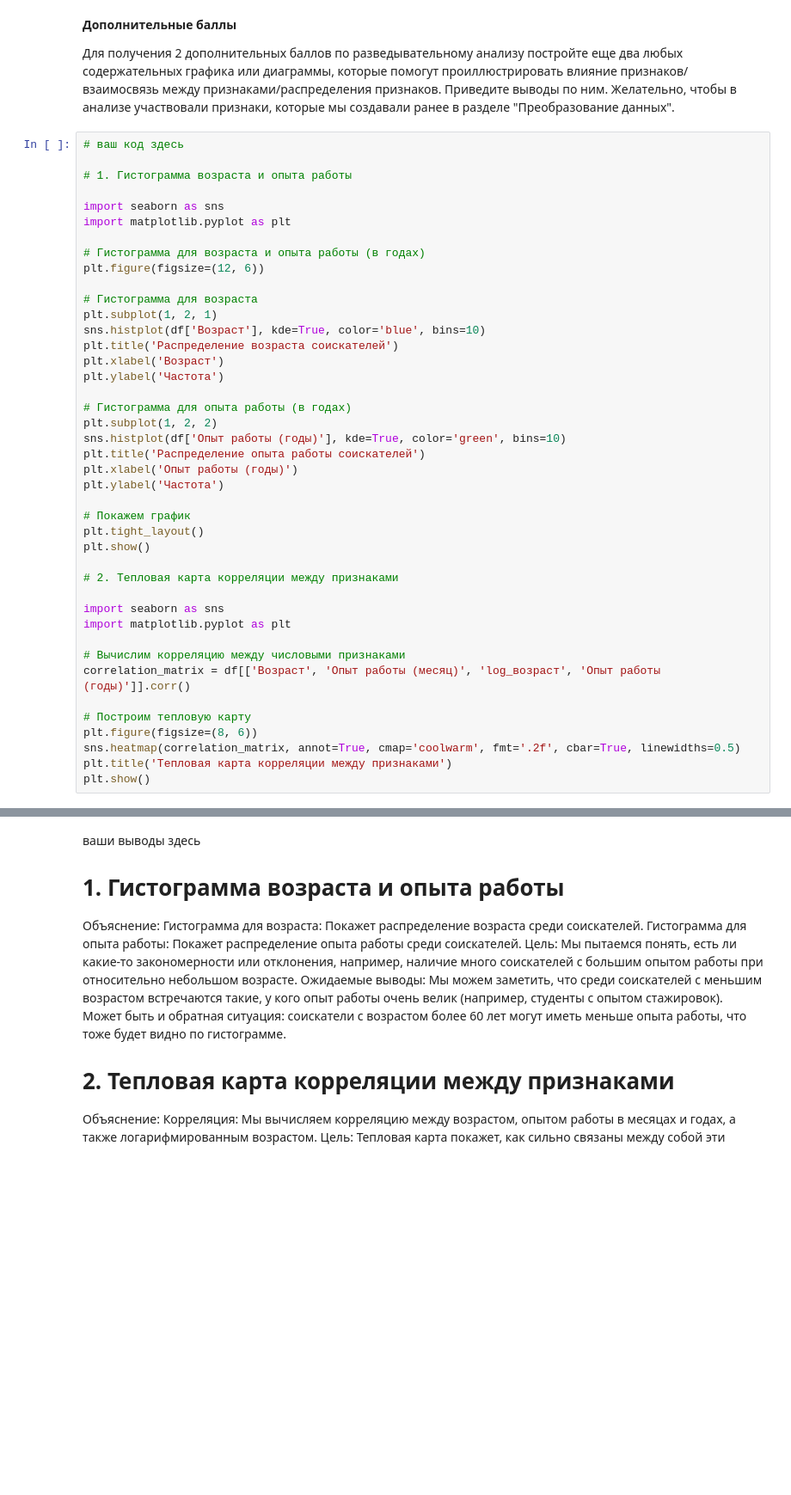
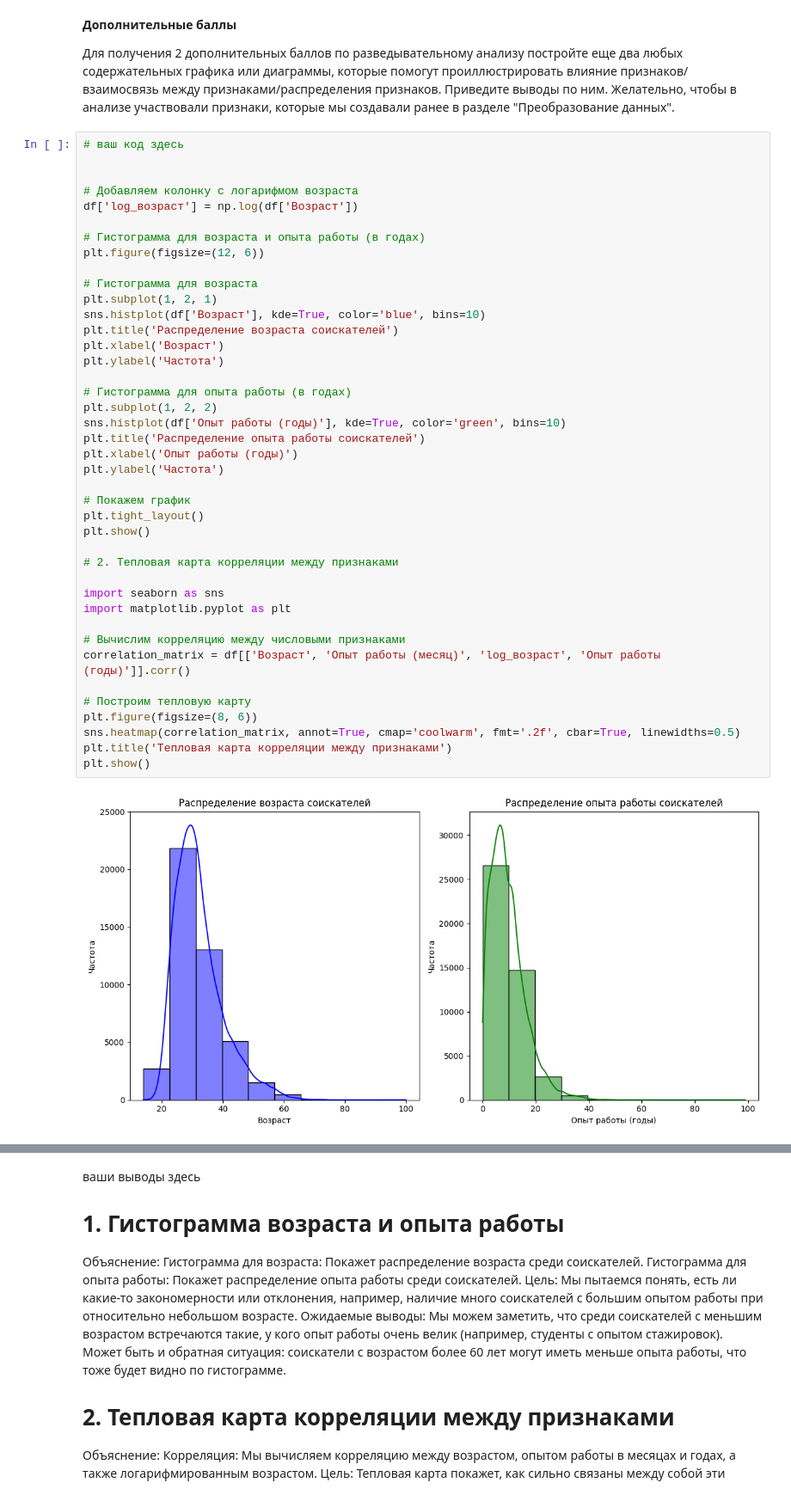
Before and after one commit to KirillVladimirov/project_HW, a Jupyter notebook: Project-1. Решение.ipynb, the cells around one changed output, grey strips where cells are left out. Shown at 86% size. Saved outputs shown, nothing was run; the diff lists cells and outputs as text; blank space fills up the shorter version.

```diff
--- a/Project-1. Решение.ipynb
+++ b/Project-1. Решение.ipynb
@@ -1030,10 +1035,9 @@ print(anomalies[['Возраст', 'Опыт работы (годы)']])
 # %%
 # ваш код здесь
 
-# 1. Гистограмма возраста и опыта работы
 
-import seaborn as sns
-import matplotlib.pyplot as plt
+# Добавляем колонку с логарифмом возраста
+df['log_возраст'] = np.log(df['Возраст'])
 
 # Гистограмма для возраста и опыта работы (в годах)
 plt.figure(figsize=(12, 6))
@@ -1042,30 +1046,32 @@ plt.figure(figsize=(12, 6))
 plt.subplot(1, 2, 1)
 sns.histplot(df['Возраст'], kde=True, color='blue', bins=10)
 plt.title('Распределение возраста соискателей')
 plt.xlabel('Возраст')
 plt.ylabel('Частота')
 
 # Гистограмма для опыта работы (в годах)
 plt.subplot(1, 2, 2)
 sns.histplot(df['Опыт работы (годы)'], kde=True, color='green', bins=10)
 plt.title('Распределение опыта работы соискателей')
 plt.xlabel('Опыт работы (годы)')
 plt.ylabel('Частота')
 
 # Покажем график
 plt.tight_layout()
 plt.show()
 
 # 2. Тепловая карта корреляции между признаками
 
 import seaborn as sns
 import matplotlib.pyplot as plt
 
 # Вычислим корреляцию между числовыми признаками
 correlation_matrix = df[['Возраст', 'Опыт работы (месяц)', 'log_возраст', 'Опыт работы (годы)']].corr()
 
 # Построим тепловую карту
 plt.figure(figsize=(8, 6))
 sns.heatmap(correlation_matrix, annot=True, cmap='coolwarm', fmt='.2f', cbar=True, linewidths=0.5)
 plt.title('Тепловая карта корреляции между признаками')
 plt.show()
+# %% [output]
+[figure, added]
```
Also changed, not shown: parts of 14 cells of this notebook.
